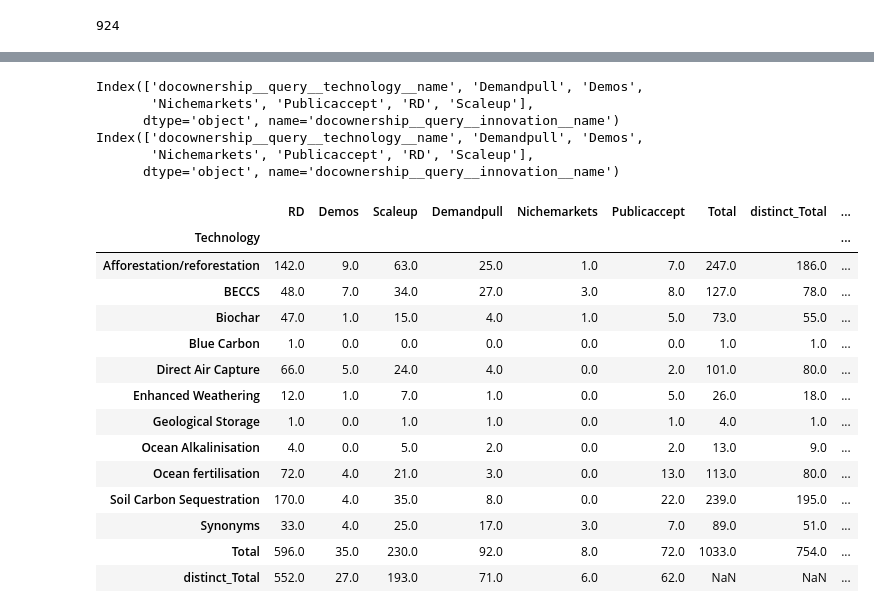
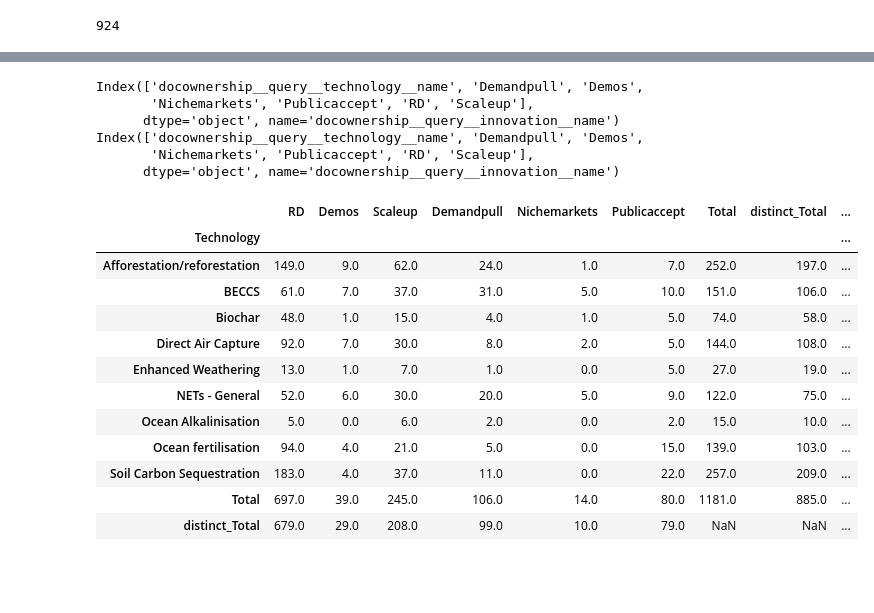
Before and after one commit to mcc-apsis/NETs-review, a Jupyter notebook: NETs_innovation_graphs.ipynb, the cells around one changed output, grey strips where cells are left out. Saved outputs shown, nothing was run; the diff lists cells and outputs as text; code cells hidden in the pictures; blank space fills up the shorter version.

```diff
--- a/NETs_innovation_graphs.ipynb
+++ b/NETs_innovation_graphs.ipynb
@@ -292,7 +346,7 @@ pt = pt.sort_values(['PY','docownership__query__innovation__name'])
 # %%
 groupings = [
     ('docownership__query__innovation__name','docownership__query__technology__name',2),
-    ('docownership__query__technology__name','docownership__query__innovation__name',3),
+    ('docownership__query__technology__name','docownership__query__innovation__name',2),
 ]
 
 
@@ -364,12 +418,14 @@ for x in groupings:
 # %%
+etechs = ["Ethics & Morals","Geological Storage","Bioenergy","Blue Carbon"]
+
 tdocs = allreldocs.filter(
     docownership__relevant=1,
     docownership__query__technology__name__isnull=False,
 ).exclude(
-    docownership__query__technology__name="Ethics & Morals"
+    docownership__query__technology__name__in=etechs
 ).values(
     'docownership__query__technology__name',
-    'UT',
+    'id',
     'PY'
 )
 techdocs = pd.DataFrame.from_dict(list(tdocs))
@@ -378,7 +434,7 @@ idocs = allreldocs.filter(
     docownership__relevant=5
 ).values(
     'docownership__query__innovation__name',
-    'UT',
+    'id',
     'PY'
 )
 indocs = pd.DataFrame.from_dict(list(idocs))
@@ -387,7 +443,7 @@ irdocs = alliratdocs.filter(
 
 ).values(
     'docownership__query__innovation__name',
-    'UT',
+    'id',
     'PY'
 )
 irdocs = pd.DataFrame.from_dict(list(irdocs))
@@ -443,7 +499,7 @@ def fix_table(df):
     table = df.groupby(['docownership__query__technology__name','docownership__query__innovation__name'])
     table = table.count()
     table = table.reset_index()
-    table = table.rename(columns={'UT':'n'})
+    table = table.rename(columns={'id':'n'})
     table = table.drop('PY',1)
 
     table = pd.pivot_table(
@@ -501,46 +557,44 @@ def get_ttotal_all(i):
         docownership__query__technology__name=i['Technology'],
         docownership__relevant=1
     ).distinct().count()
     return(x)
 
 table['distinct_Total'] = table.apply(lambda x: get_ttotal(x), axis=1)
 
 table['distinct_anyrating_Total'] = table.apply(lambda x: get_irattotal(x), axis=1)
 
 table['distinct_alltech_Total'] = table.apply(lambda x: get_ttotal_all(x), axis=1)
 
 table.set_index('Technology',inplace=True)
 
 table.loc['Total'] = table.sum()
 
 table.loc['distinct_Total'] = table.apply(lambda x: get_itotal(x))
 
 
 table.head(15)
 
 #table.sum(axis=0,numeric_only=True)
 # %% [output]
 Index(['docownership__query__technology__name', 'Demandpull', 'Demos',
        'Nichemarkets', 'Publicaccept', 'RD', 'Scaleup'],
       dtype='object', name='docownership__query__innovation__name')
 Index(['docownership__query__technology__name', 'Demandpull', 'Demos',
        'Nichemarkets', 'Publicaccept', 'RD', 'Scaleup'],
       dtype='object', name='docownership__query__innovation__name')
 |  | RD | Demos | Scaleup | Demandpull | Nichemarkets | Publicaccept | Total | distinct_Total | ... |
 | Technology |  |  |  |  |  |  |  |  | ... |
-| Afforestation/reforestation | 142.0 | 9.0 | 63.0 | 25.0 | 1.0 | 7.0 | 247.0 | 186.0 | ... |
-| BECCS | 48.0 | 7.0 | 34.0 | 27.0 | 3.0 | 8.0 | 127.0 | 78.0 | ... |
-| Biochar | 47.0 | 1.0 | 15.0 | 4.0 | 1.0 | 5.0 | 73.0 | 55.0 | ... |
-| Blue Carbon | 1.0 | 0.0 | 0.0 | 0.0 | 0.0 | 0.0 | 1.0 | 1.0 | ... |
-| Direct Air Capture | 66.0 | 5.0 | 24.0 | 4.0 | 0.0 | 2.0 | 101.0 | 80.0 | ... |
-| Enhanced Weathering | 12.0 | 1.0 | 7.0 | 1.0 | 0.0 | 5.0 | 26.0 | 18.0 | ... |
-| Geological Storage | 1.0 | 0.0 | 1.0 | 1.0 | 0.0 | 1.0 | 4.0 | 1.0 | ... |
-| Ocean Alkalinisation | 4.0 | 0.0 | 5.0 | 2.0 | 0.0 | 2.0 | 13.0 | 9.0 | ... |
-| Ocean fertilisation | 72.0 | 4.0 | 21.0 | 3.0 | 0.0 | 13.0 | 113.0 | 80.0 | ... |
-| Soil Carbon Sequestration | 170.0 | 4.0 | 35.0 | 8.0 | 0.0 | 22.0 | 239.0 | 195.0 | ... |
-| Synonyms | 33.0 | 4.0 | 25.0 | 17.0 | 3.0 | 7.0 | 89.0 | 51.0 | ... |
-| Total | 596.0 | 35.0 | 230.0 | 92.0 | 8.0 | 72.0 | 1033.0 | 754.0 | ... |
-| distinct_Total | 552.0 | 27.0 | 193.0 | 71.0 | 6.0 | 62.0 | NaN | NaN | ... |
+| Afforestation/reforestation | 149.0 | 9.0 | 62.0 | 24.0 | 1.0 | 7.0 | 252.0 | 197.0 | ... |
+| BECCS | 61.0 | 7.0 | 37.0 | 31.0 | 5.0 | 10.0 | 151.0 | 106.0 | ... |
+| Biochar | 48.0 | 1.0 | 15.0 | 4.0 | 1.0 | 5.0 | 74.0 | 58.0 | ... |
+| Direct Air Capture | 92.0 | 7.0 | 30.0 | 8.0 | 2.0 | 5.0 | 144.0 | 108.0 | ... |
+| Enhanced Weathering | 13.0 | 1.0 | 7.0 | 1.0 | 0.0 | 5.0 | 27.0 | 19.0 | ... |
+| NETs - General | 52.0 | 6.0 | 30.0 | 20.0 | 5.0 | 9.0 | 122.0 | 75.0 | ... |
+| Ocean Alkalinisation | 5.0 | 0.0 | 6.0 | 2.0 | 0.0 | 2.0 | 15.0 | 10.0 | ... |
+| Ocean fertilisation | 94.0 | 4.0 | 21.0 | 5.0 | 0.0 | 15.0 | 139.0 | 103.0 | ... |
+| Soil Carbon Sequestration | 183.0 | 4.0 | 37.0 | 11.0 | 0.0 | 22.0 | 257.0 | 209.0 | ... |
+| Total | 697.0 | 39.0 | 245.0 | 106.0 | 14.0 | 80.0 | 1181.0 | 885.0 | ... |
+| distinct_Total | 679.0 | 29.0 | 208.0 | 99.0 | 10.0 | 79.0 | NaN | NaN | ... |
 # %%
 ttable = allratedtable
 
```
Also changed, not shown: parts of 22 cells of this notebook, 7 other files.
